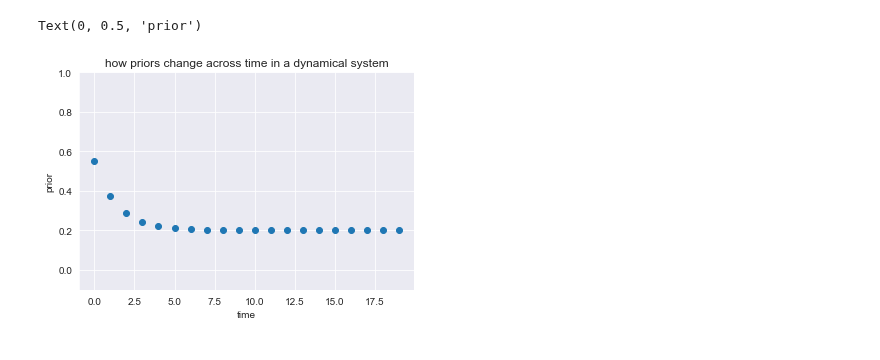
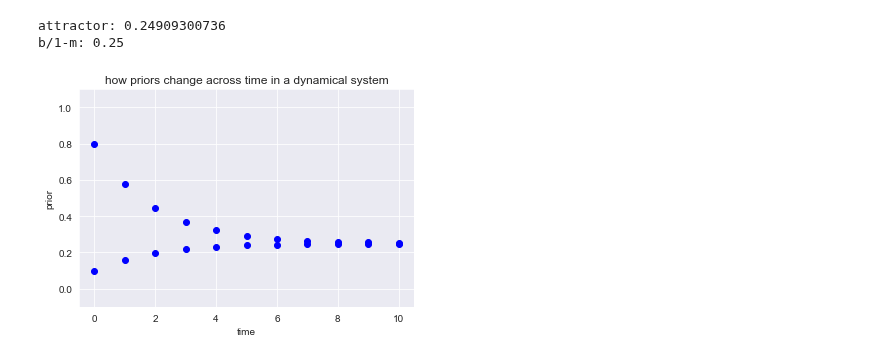
Before and after one commit to rpassas/Social_AI, a Jupyter notebook: misc_notebooks/dynamics.ipynb, the cells around one changed output. Saved outputs shown, nothing was run; the diff lists cells and outputs as text; code cells hidden in the pictures.

Commit message:
dynamics

```diff
--- a/misc_notebooks/dynamics.ipynb
+++ b/misc_notebooks/dynamics.ipynb
@@ -13,17 +26,22 @@ def dynamical(m, x, b, t):
     return out
 # %%
-
-time = 20
-m = 0.5
-init = 0.9
+time = 11
+m = 0.6
+init = .1
+alt_init = 0.8
 b = .1
 y = dynamical(m,init,b,time)
+alt_y = dynamical(m,alt_init,b,time)
 x = list(range(time))
-plt.scatter(x, y)
-plt.ylim((-.1, 1))
+plt.scatter(x, y, c="blue")
+plt.scatter(x, alt_y, c="blue")
+plt.ylim((-.1, 1.1))
 plt.title("how priors change across time in a dynamical system")
 plt.xlabel("time")
 plt.ylabel("prior")
+print("attractor:", y[-1])
+print("b/1-m:", b/(1-m))
 # %% [output]
-Text(0, 0.5, 'prior')
+attractor: 0.24909300736
+b/1-m: 0.25
-[figure, old version]
+[figure, new version]
```
Also changed, not shown: parts of 7 cells of this notebook, 1 other file.
